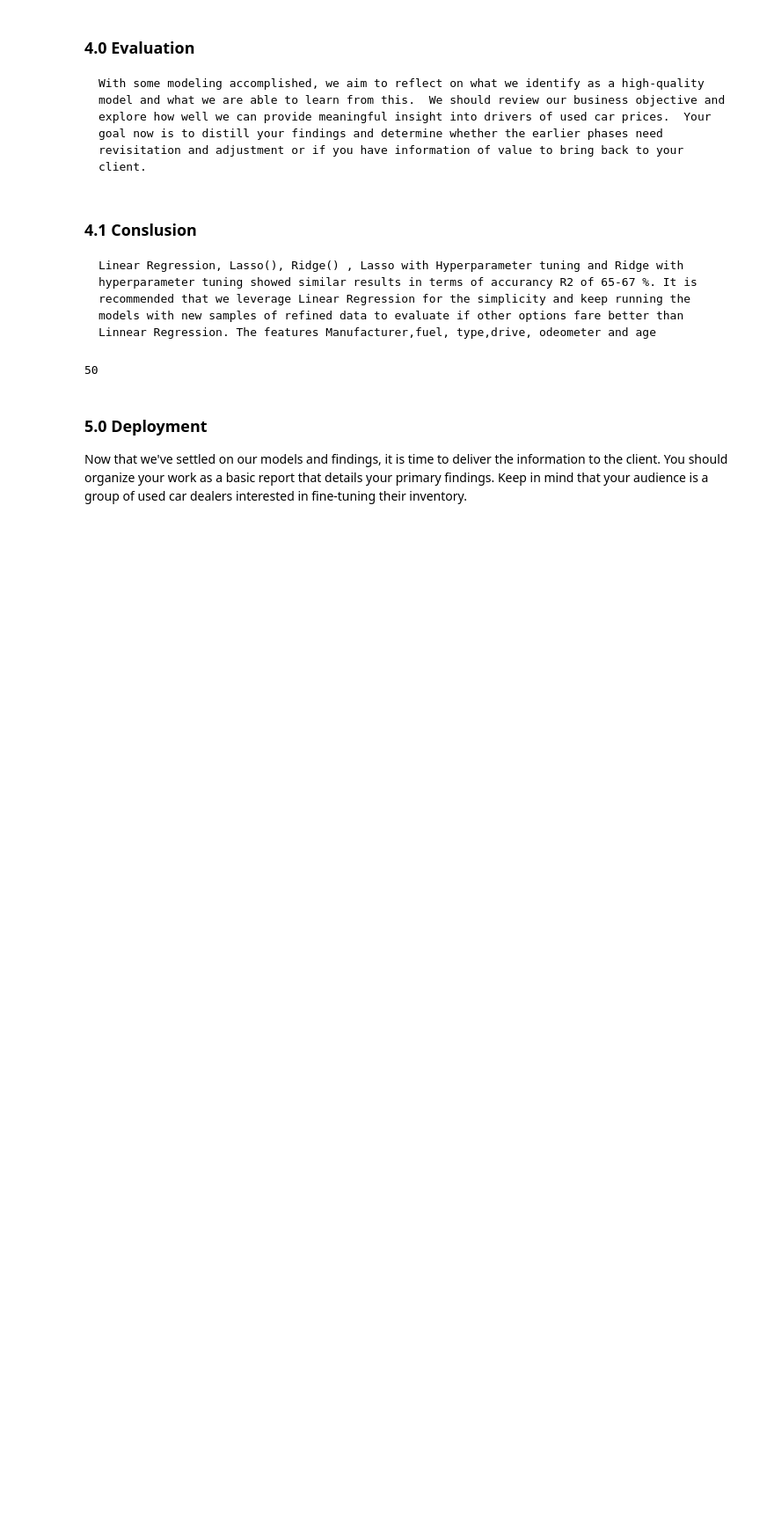
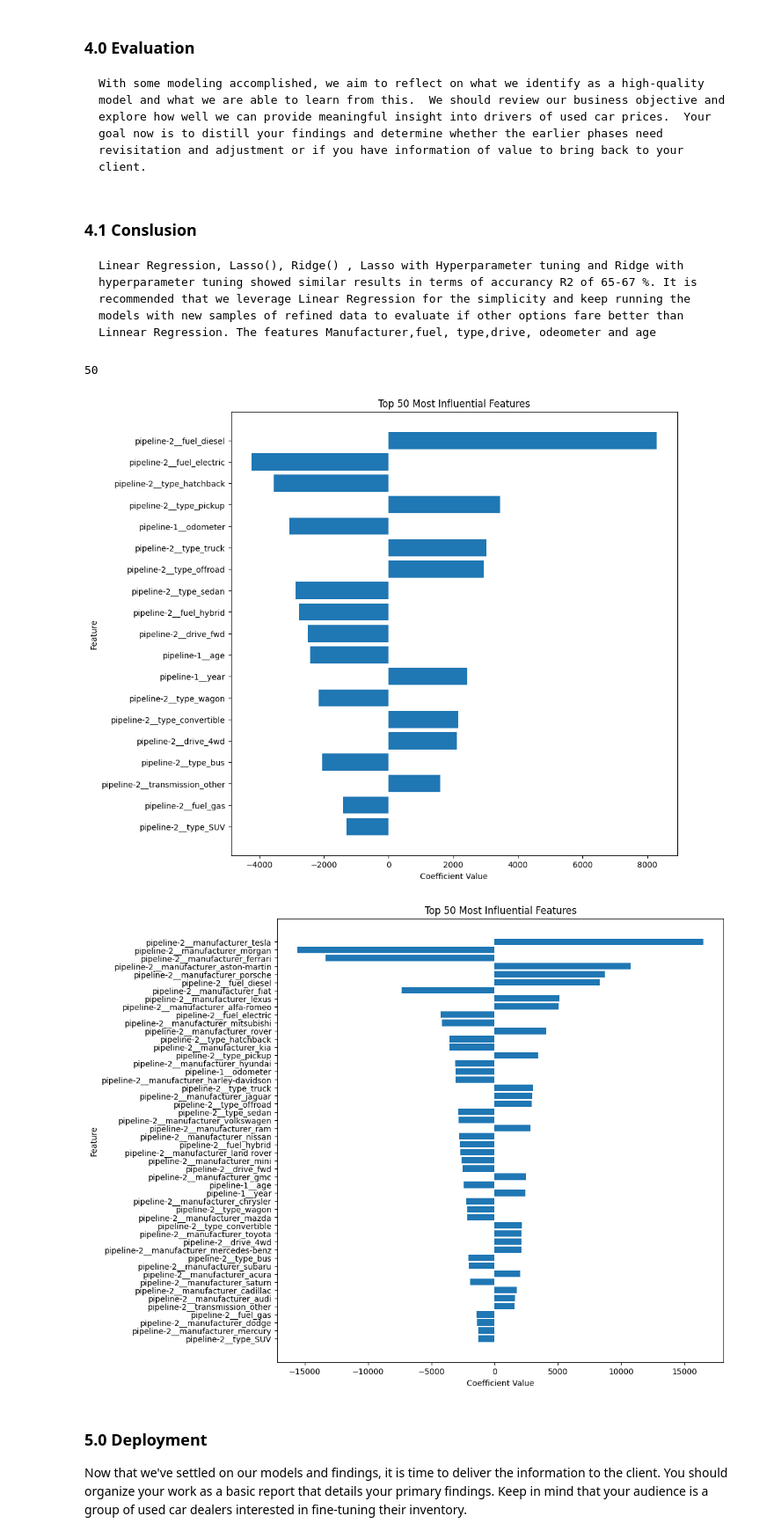
Before and after one commit to HariHebb/practicalapp11, a Jupyter notebook: prompt_II.ipynb, the cells around one changed output. Shown at 88% size. Drawn from its saved outputs; the diff is of its cells as text; code cells hidden in the pictures; blank space fills up the shorter version.

```diff
--- a/prompt_II.ipynb
+++ b/prompt_II.ipynb
@@ -941,12 +941,14 @@ def plot_coefficient(df,top_x,exclude_manufacturing):
 # %%
 top_x=50
 linear_reg_feature_coeff_df=determine_coefficients(lr_pipe,top_x)
 linear_reg_feature_coeff_df.head(top_x)
 plot_coefficient(linear_reg_feature_coeff_df,top_x,True)
 # Uncomment below code to get the different manufacturer in the mix
-#plot_coefficient(linear_reg_feature_coeff_df,top_x,False)
+plot_coefficient(linear_reg_feature_coeff_df,top_x,False)
 # %% [output]
 50
+[figure, added]
+[figure, added]
 # %% [markdown]
 ### 5.0 Deployment
 
```
